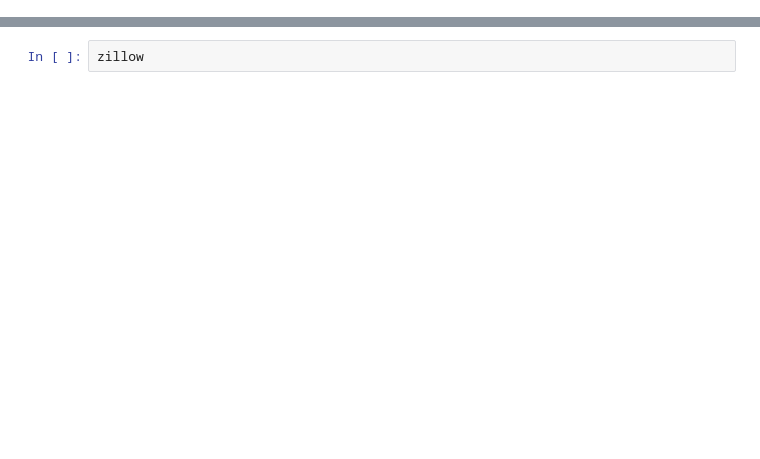
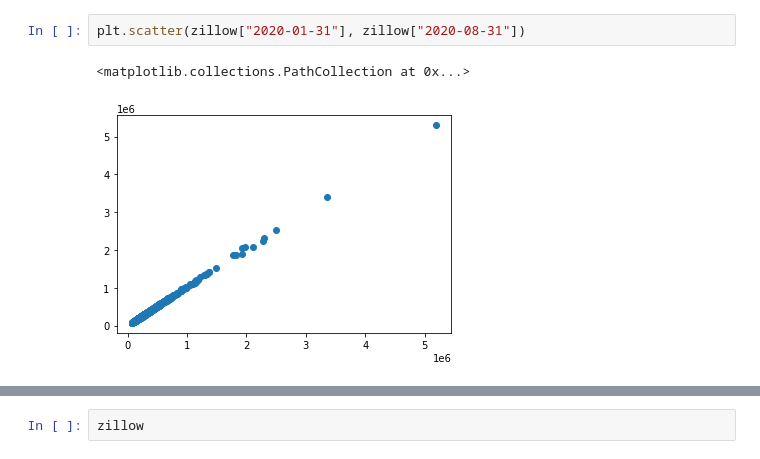
Before and after one commit to AndrewAcomb/CS-396-project, a Jupyter notebook: EDA.ipynb, the cells around one changed output, grey strips where cells are left out. Drawn from its saved outputs; the diff is of its cells as text; blank space fills up the shorter version.

```diff
--- a/EDA.ipynb
+++ b/EDA.ipynb
@@ -14,0 +22,5 @@ print()
+# %%
+plt.scatter(zillow["2020-01-31"], zillow["2020-08-31"])
+# %% [output]
+<matplotlib.collections.PathCollection at 0x...>
+[figure, added]
```
Also changed, not shown: parts of 6 cells of this notebook.
